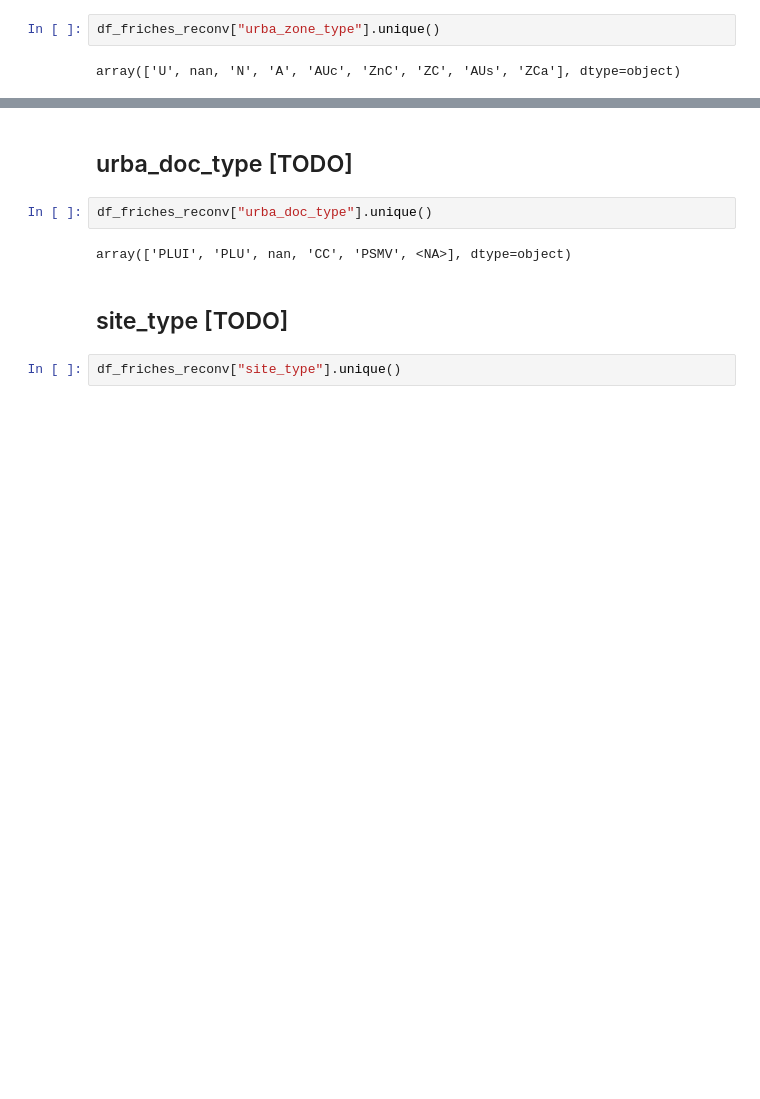
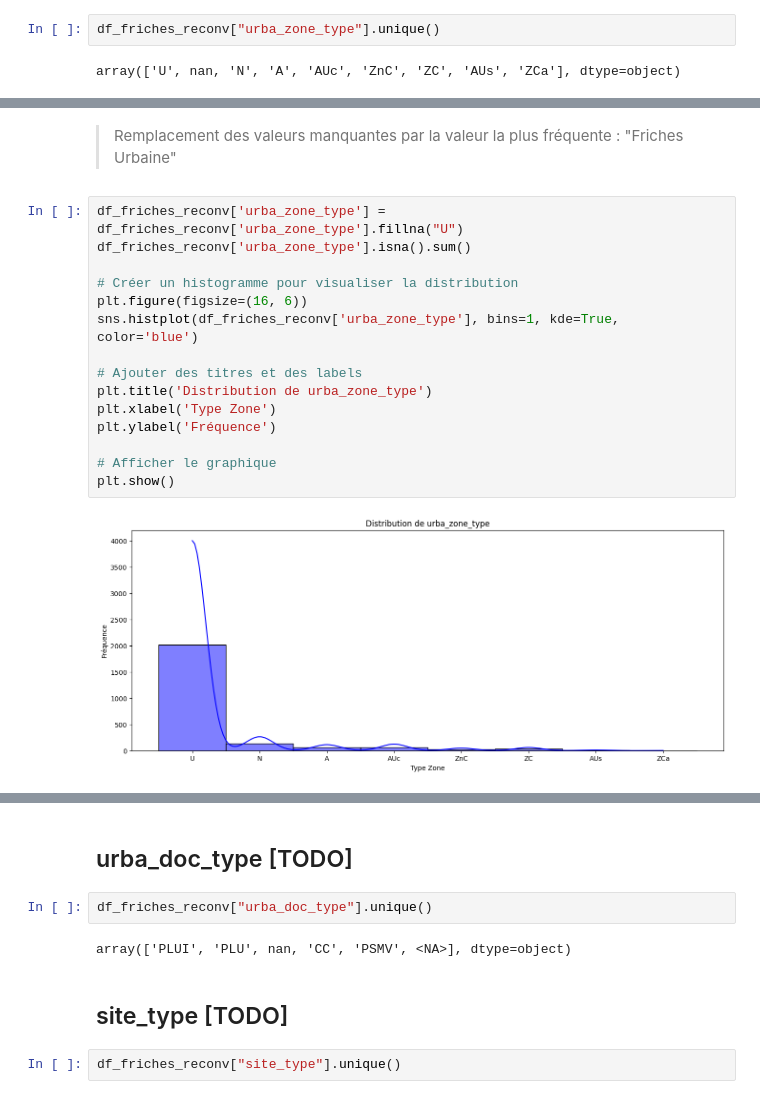
Before and after one commit to heuzef/cartofriches, a Jupyter notebook: profil/ml/ml_cartofriches_preprocess.ipynb, the cells around one changed output, grey strips where cells are left out. Cells and saved outputs as stored; diff of their text form; blank space fills up the shorter version.

```diff
--- a/profil/ml/ml_cartofriches_preprocess.ipynb
+++ b/profil/ml/ml_cartofriches_preprocess.ipynb
@@ -1059,0 +1074,19 @@ array(['U', nan, 'N', 'A', 'AUc', 'ZnC', 'ZC', 'AUs', 'ZCa'], dtype=object)
+# %% [markdown]
+> Remplacement des valeurs manquantes par la valeur la plus fréquente : "Friches Urbaine"
+# %%
+df_friches_reconv['urba_zone_type'] = df_friches_reconv['urba_zone_type'].fillna("U")
+df_friches_reconv['urba_zone_type'].isna().sum()
+
+# Créer un histogramme pour visualiser la distribution
+plt.figure(figsize=(16, 6))
+sns.histplot(df_friches_reconv['urba_zone_type'], bins=1, kde=True, color='blue')
+
+# Ajouter des titres et des labels
+plt.title('Distribution de urba_zone_type')
+plt.xlabel('Type Zone')
+plt.ylabel('Fréquence')
+
+# Afficher le graphique
+plt.show()
+# %% [output]
+[figure, added]
```
Also changed, not shown: parts of 9 cells of this notebook, 1 other file.
